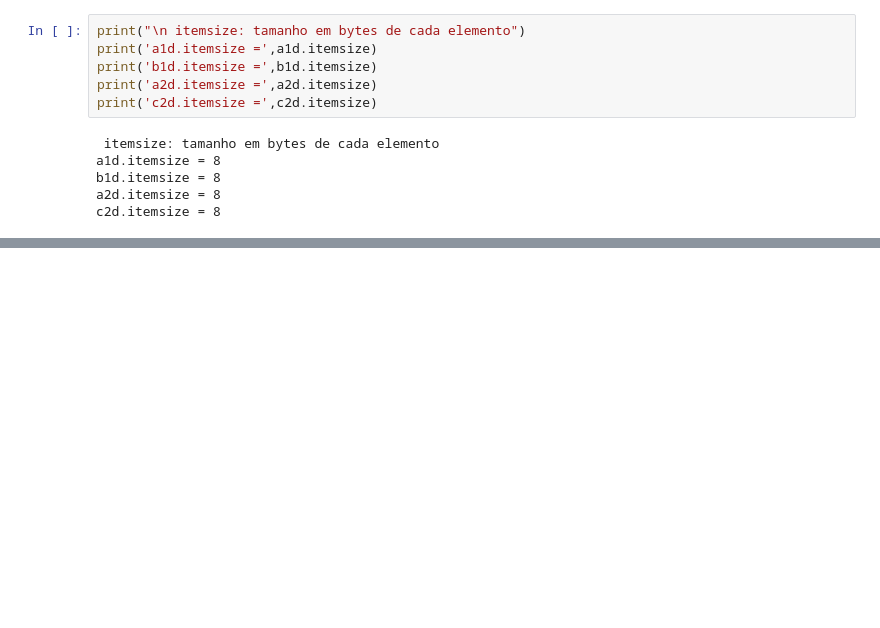
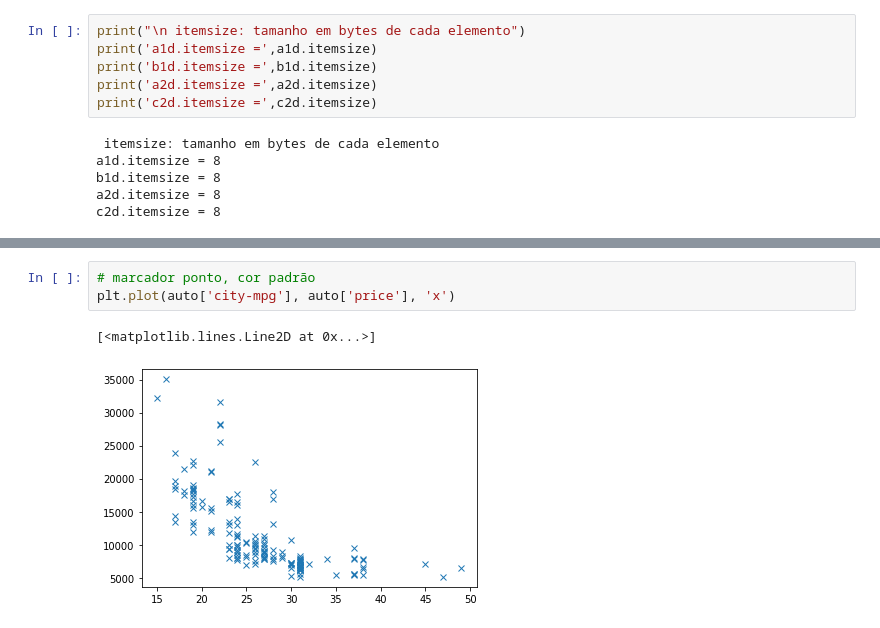
Before and after one commit to AlexsanderPessoa/Agro_bibliotecas, a Jupyter notebook: agro_bibliotecas.ipynb, the cells around one changed output, grey strips where cells are left out. Cells and saved outputs as stored; diff of their text form; blank space fills up the shorter version.

```diff
--- a/agro_bibliotecas.ipynb
+++ b/agro_bibliotecas.ipynb
@@ -1139,0 +1322,6 @@ c2d.itemsize = 8
+# %%
+# marcador ponto, cor padrão
+plt.plot(auto['city-mpg'], auto['price'], 'x')
+# %% [output]
+[<matplotlib.lines.Line2D at 0x...>]
+[figure, added]
```
Also changed, not shown: parts of 29 cells of this notebook.
